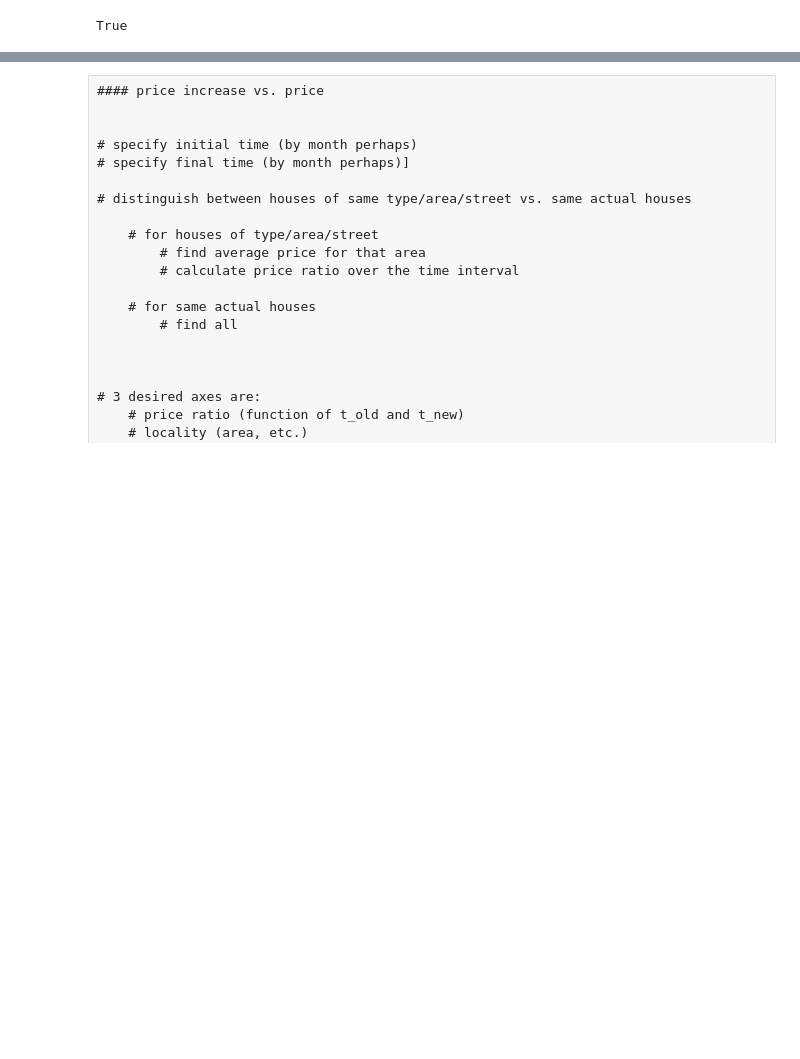
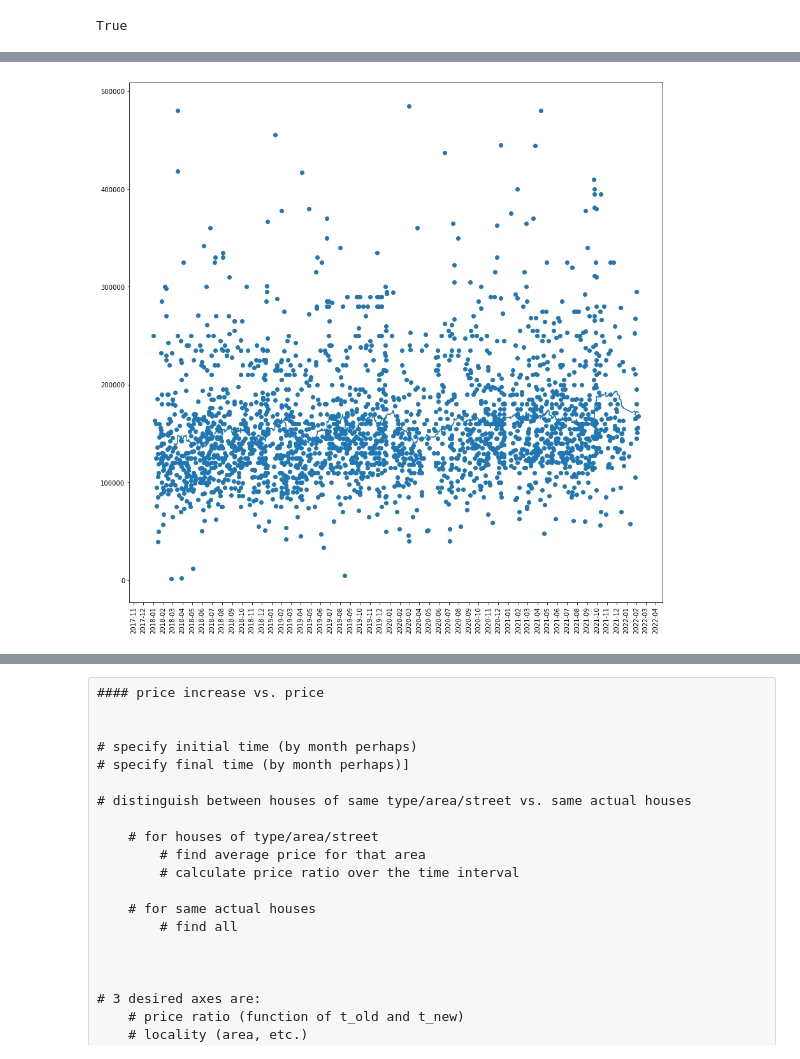
Before and after one commit to teerev/housing, a Jupyter notebook: price_explorer.ipynb, the cells around one changed output, grey strips where cells are left out. Cells and saved outputs as stored; diff of their text form; code cells hidden in the pictures; blank space fills up the shorter version.

```diff
--- a/price_explorer.ipynb
+++ b/price_explorer.ipynb
@@ -248,0 +270,27 @@ df.head()
+# %%
+from matplotlib.dates import MonthLocator
+
+def graph2(dataframe):
+
+    fig, ax = plt.subplots(1, 1)
+    fig.set_figheight(15)
+    fig.set_figwidth(15)
+
+    # moving price average for street
+    dataframe['MA'] = dataframe['price'].rolling(window=100).mean()
+
+
+    ax.scatter(dataframe['date'], dataframe['price'])
+    ax.xaxis.set_major_locator(MonthLocator())
+    ax.tick_params(axis='x', labelrotation=90)
+
+    ax.plot(dataframe['date'], dataframe['MA'])
+
+
+
+
+
+
+graph2(df_)
+# %% [output]
+[figure, added]
```
Also changed, not shown: parts of 35 cells of this notebook.
